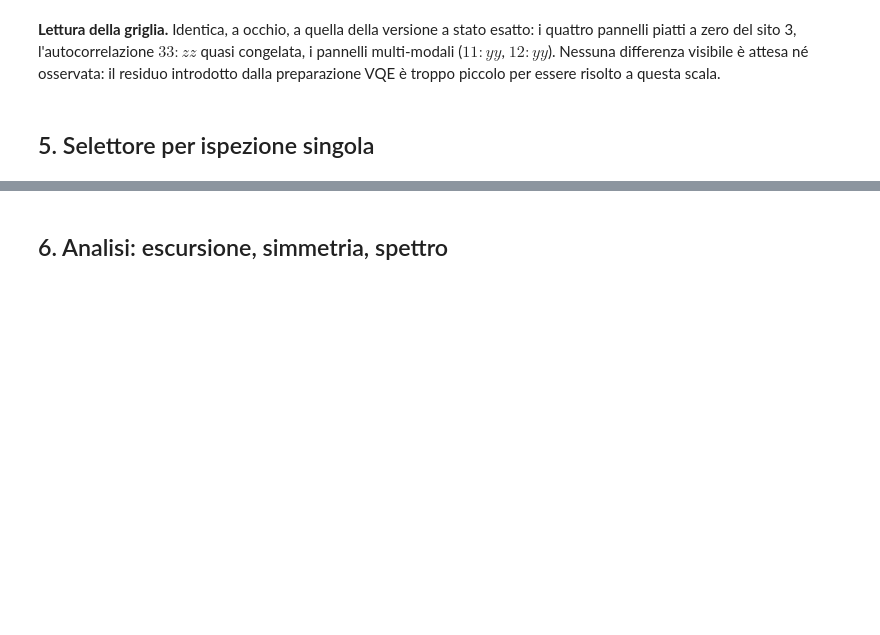
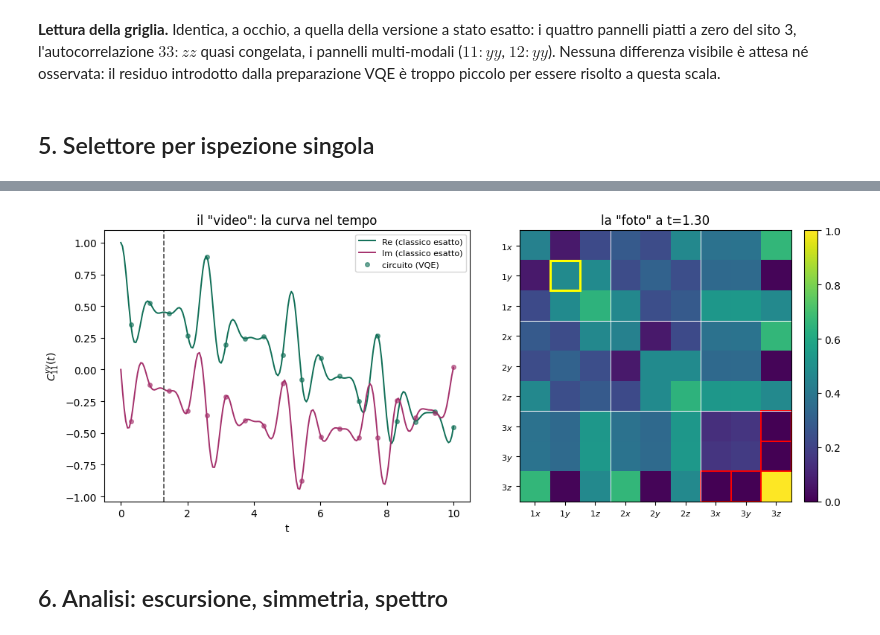
Before and after one commit to samslaves/tesi, a Jupyter notebook: 04_trimero_N3_anello/step_6_correlazioni/circuito_correlazioni_trimero_anello_vqe.ipynb, the cells around one changed output, grey strips where cells are left out. Cells and saved outputs as stored; diff of their text form; code cells hidden in the pictures; blank space fills up the shorter version.

```diff
--- a/04_trimero_N3_anello/step_6_correlazioni/circuito_correlazioni_trimero_anello_vqe.ipynb
+++ b/04_trimero_N3_anello/step_6_correlazioni/circuito_correlazioni_trimero_anello_vqe.ipynb
@@ -175,0 +220,86 @@ plot_correlatore(3, "z", 3, "z")  # l'autocorrelazione quasi congelata
+# %%
+try:
+    import ipywidgets as W
+    from IPython.display import display
+    HAS_WIDGETS_VF = True
+except Exception:
+    HAS_WIDGETS_VF = False
+
+combo_labels_vf = [f"{i}{alpha}:{j}{beta}" for (i, alpha, j, beta) in combo_list]
+combo_by_label_vf = dict(zip(combo_labels_vf, combo_list))
+
+
+def _heatmap_a_t(t):
+    """|C_ij^{alpha,beta}(t)| per tutte le 81, dalla formula classica esatta (non dal circuito:
+    deve restare veloce per essere ricalcolata a ogni spostamento dello slider)."""
+    M = np.zeros((9, 9))
+    for (i, alpha, j, beta) in combo_list:
+        a, c = idx[f"{i}{alpha}"], idx[f"{j}{beta}"]
+        M[a, c] = abs(classical_exact(i, alpha, j, beta, t, J, Jp, b, D, psi0, H))
+    return M
+
+
+def _disegna_video_foto(combo_label, t):
+    key = combo_by_label_vf[combo_label]
+    i, alpha, j, beta = key
+    fig, (ax_t, ax_h) = plt.subplots(1, 2, figsize=(11, 4.6), gridspec_kw={"width_ratios": [1.15, 1]})
+
+    ref = riferimento[key]
+    ax_t.plot(t_grid_fine, ref.real, color="#0F6E56", lw=1.4, label="Re (classico esatto)")
+    ax_t.plot(t_grid_fine, ref.imag, color="#A4306B", lw=1.4, label="Im (classico esatto)")
+    ax_t.plot(t_grid, risultati[key].real, "o", ms=4, color="#0F6E56", alpha=0.6, label="circuito (VQE)")
+    ax_t.plot(t_grid, risultati[key].imag, "o", ms=4, color="#A4306B", alpha=0.6)
+    ax_t.axvline(t, color="0.3", ls="--", lw=1.2)
+    ax_t.set_xlabel("t"); ax_t.set_ylabel(f"$C_{{{i}{j}}}^{{{alpha}{beta}}}(t)$")
+    ax_t.set_title("il \"video\": la curva nel tempo"); ax_t.legend(fontsize=8)
+
+    M = _heatmap_a_t(t)
+    im = ax_h.imshow(M, cmap="viridis", vmin=0, vmax=1.0)
+    ax_h.set_xticks(range(9)); ax_h.set_yticks(range(9))
+    ax_h.set_xticklabels([f"${l[0]}{l[1]}$" for l in labels], fontsize=8)
+    ax_h.set_yticklabels([f"${l[0]}{l[1]}$" for l in labels], fontsize=8)
+    for r_ in range(9):
+        for c_ in range(9):
+            if is_zero[r_, c_]:
+                ax_h.add_patch(plt.Rectangle((c_ - .5, r_ - .5), 1, 1, fill=False, edgecolor="red", lw=1.4))
+    for kk in (2.5, 5.5):
+        ax_h.axhline(kk, color="white", lw=0.7); ax_h.axvline(kk, color="white", lw=0.7)
+    a_sel, c_sel = idx[f"{i}{alpha}"], idx[f"{j}{beta}"]
+    ax_h.add_patch(plt.Rectangle((c_sel - .5, a_sel - .5), 1, 1, fill=False, edgecolor="yellow", lw=2.2))
+    ax_h.set_title(f"la \"foto\" a t={t:.2f}")
+    fig.colorbar(im, ax=ax_h, fraction=0.046, pad=0.04)
+    fig.tight_layout()
+    return fig
+
+
+if HAS_WIDGETS_VF:
+    _dd_combo_vf = W.Dropdown(options=combo_labels_vf, value="1y:1y", description="correlatore:")
+    _s_t_vf = W.FloatSlider(value=1.3, min=float(t_grid_fine[0]), max=float(t_grid_fine[-1]), step=0.1,
+                             description="t:", continuous_update=False, readout_format=".2f")
+    _uscita_vf = W.Output()
+    _in_corso_vf = [False]
+
+    def _render_vf(combo_label, t):
+        if _in_corso_vf[0]:
+            return
+        _in_corso_vf[0] = True
+        try:
+            fig = _disegna_video_foto(combo_label, t)
+            with _uscita_vf:
+                _uscita_vf.clear_output(wait=True)
+                display(fig)
+                plt.close(fig)
+        finally:
+            _in_corso_vf[0] = False
+
+    _collegamento_vf = W.interactive_output(_render_vf, {"combo_label": _dd_combo_vf, "t": _s_t_vf})
+    display(W.VBox([W.HBox([_dd_combo_vf, _s_t_vf]), _uscita_vf]))
+    _render_vf(_dd_combo_vf.value, _s_t_vf.value)
+else:
+    print("ipywidgets non disponibile: uso manuale, es. _disegna_video_foto('1y:1y', 1.3)")
+
+# Esempio statico (sempre mostrato, anche se i controlli sopra si disegnano): il correlatore
+# ricco C_11^yy a t=1.3, per confronto diretto con la Sez. 3.
+_fig_esempio_vf = _disegna_video_foto("1y:1y", 1.3)
+plt.show()
+# %% [output]
@@ -176,3 +307,4 @@ plot_correlatore(3, "z", 3, "z")  # l'autocorrelazione quasi congelata
+[figure, added]
 # %% [markdown]
 ## 6. Analisi: escursione, simmetria, spettro
 # %%
```
Also changed, not shown: parts of 15 cells of this notebook, 7 other files.
